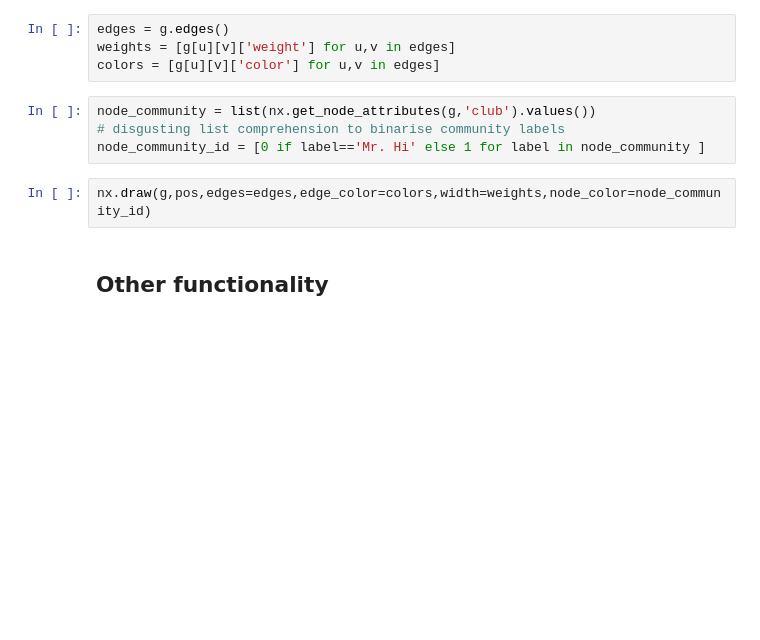
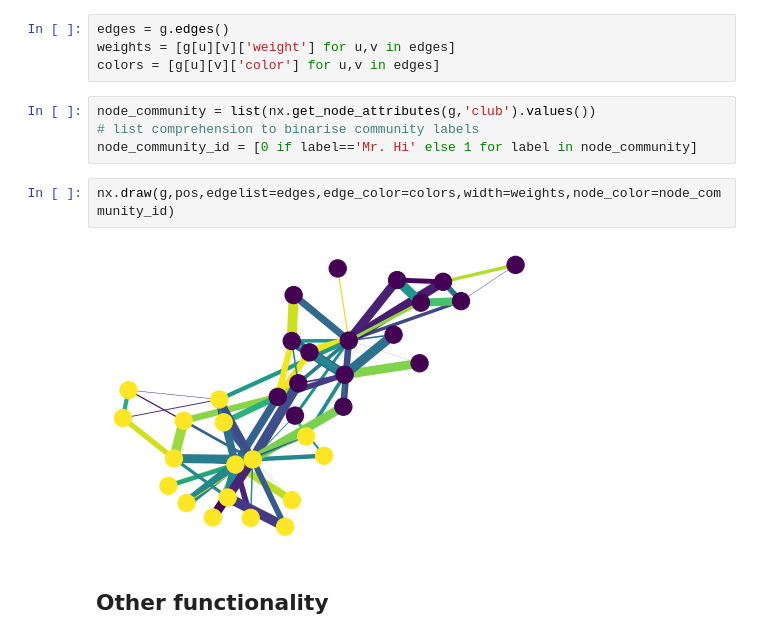
Before and after one commit to shrilekkala/data-science, a Jupyter notebook: Lecture Notebooks/NetworkX tutorial/Short Tutorial on NetworkX.ipynb, the cells around one changed output. Saved outputs shown, nothing was run; the diff lists cells and outputs as text; blank space fills up the shorter version.

```diff
--- a/Lecture Notebooks/NetworkX tutorial/Short Tutorial on NetworkX.ipynb
+++ b/Lecture Notebooks/NetworkX tutorial/Short Tutorial on NetworkX.ipynb
@@ -100,10 +149,12 @@ weights = [g[u][v]['weight'] for u,v in edges]
 colors = [g[u][v]['color'] for u,v in edges]
 # %%
 node_community = list(nx.get_node_attributes(g,'club').values())
-# disgusting list comprehension to binarise community labels
-node_community_id = [0 if label=='Mr. Hi' else 1 for label in node_community ]
+# list comprehension to binarise community labels
+node_community_id = [0 if label=='Mr. Hi' else 1 for label in node_community]
 # %%
-nx.draw(g,pos,edges=edges,edge_color=colors,width=weights,node_color=node_community_id)
+nx.draw(g,pos,edgelist=edges,edge_color=colors,width=weights,node_color=node_community_id)
+# %% [output]
+[figure, added]
 # %% [markdown]
 ## Other functionality
 # %%
```
Also changed, not shown: parts of 21 cells of this notebook.
